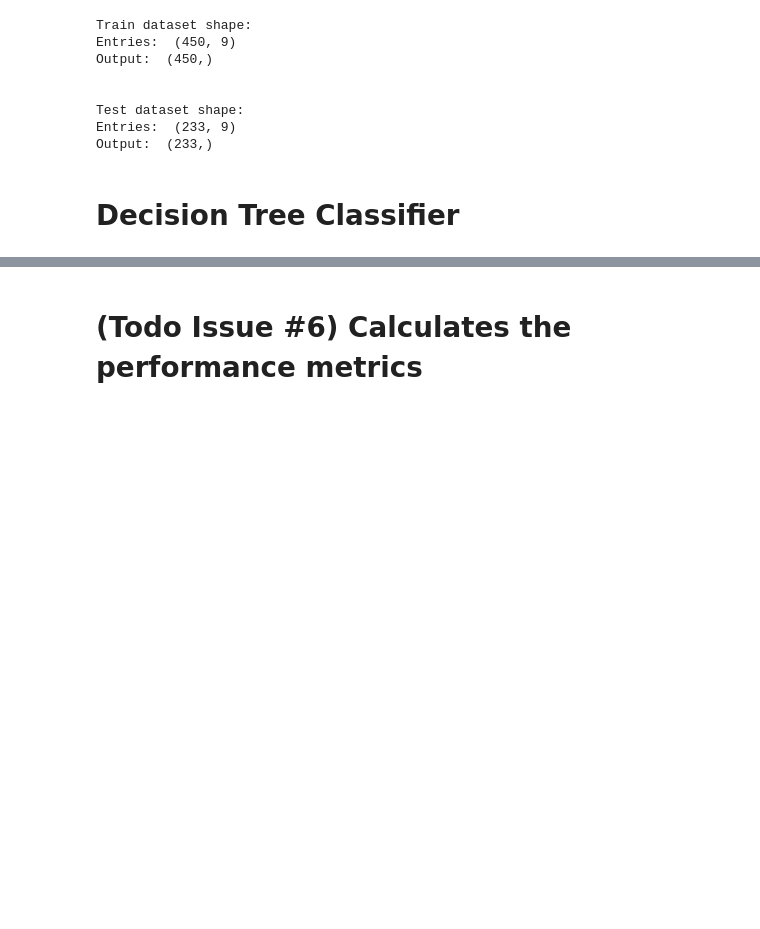
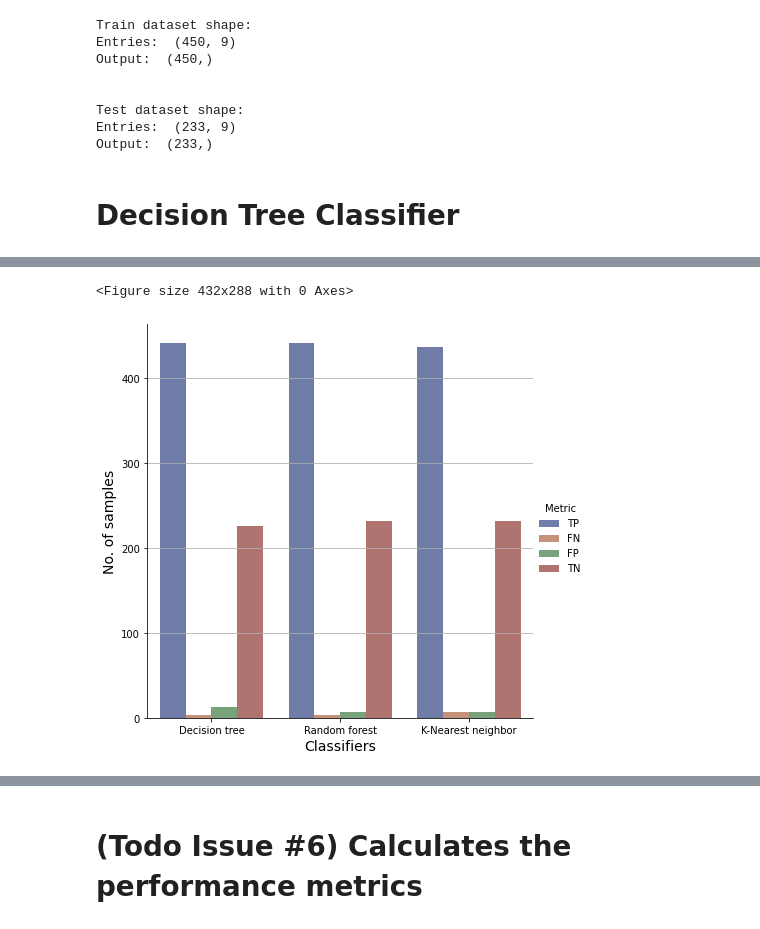
Before and after one commit to cleversonahum/breast_cancer_diagnosis, a Jupyter notebook: notebook/dt_classifier_breast_cancer.ipynb, the cells around one changed output, grey strips where cells are left out. Drawn from its saved outputs; the diff is of its cells as text; code cells hidden in the pictures; blank space fills up the shorter version.

```diff
--- a/notebook/dt_classifier_breast_cancer.ipynb
+++ b/notebook/dt_classifier_breast_cancer.ipynb
@@ -187,9 +202,12 @@ dt = tree.DecisionTreeClassifier(random_state=seed)
 # %%
-# Training the decision tree using cross-validation
+# Training classifiers using cross-validation
+fold_number = 1
 for train_indexes, valid_indexes in kf.split(x_train):
-    dt.fit(x_train[train_indexes], y_train[train_indexes])
-    y_valid_pred = dt.predict(x_train[valid_indexes])
-    print("Validation Accuracy = ", accuracy_score(y_train[valid_indexes], y_valid_pred),
-            ", Train dataset shape: ", x_train[train_indexes].shape,
-            "Validation dataset shape: ", y_train[valid_indexes].shape)
+    print("Fold ", fold_number)
+    for classifier, label in classifiers:
+        classifier.fit(x_train[train_indexes], y_train[train_indexes])
+        y_valid_pred = classifier.predict(x_train[valid_indexes])
+        print("Classifier type: ",label, ", Validation Accuracy = ", accuracy_score(y_train[valid_indexes], y_valid_pred))
+    print('\n')
+    fold_number += 1
 # %% [output]
@@ -206,4 +230,0 @@ Validation Accuracy =  0.9555555555555556 , Train dataset shape:  (405, 9) Valid
-# %%
-# Testing the decision tree
-y_test = dt.predict(x_test)
-print("Test Accuracy = ", accuracy_score(y_train[valid_indexes], y_valid_pred))
@@ -225,0 +231,5 @@ True Positive: 226
+# %%
+# Testing classifiers
+for classifier, label in classifiers:
+    y_test_estimative = classifier.predict(x_test)
+    print("Classifier type: ", label, ", Test Accuracy = ", accuracy_score(y_test, y_test_estimative))
@@ -225,0 +242,4 @@ True Positive: 226
+# %%
+confusion_matrixes = np.zeros((len(classifiers), 4))
+for index, classifier_info in enumerate(classifiers):
+    confusion_matrixes[index,:] = np.array([confusion_matrix(outputs, classifier_info[0].predict(entries)).ravel()])
@@ -225,0 +260,19 @@ True Positive: 226
+# %%
+# Plot confusion matrixes for each classifier
+
+# Generate dataset to plot using seaborn package
+indexes = ["TP", "FN", "FP", "TN"]
+df_confusion_matrixes = pd.DataFrame(confusion_matrixes, columns=indexes)
+df_confusion_matrixes.insert(0, 'classifier_type', [label for _, label in classifiers], True)
+df_confusion_matrixes = pd.melt(df_confusion_matrixes, id_vars=['classifier_type'], value_vars=indexes, var_name='Metric')
+df_confusion_matrixes
+
+plt.figure()
+sns.catplot(data=df_confusion_matrixes, kind="bar", x="classifier_type", y ="value", hue="Metric", ci="sd", palette="dark", alpha=.6, height=6)
+plt.ylabel("No. of samples", fontsize=14)
+plt.xlabel("Classifiers", fontsize=14)
+plt.grid(axis='y')
+plt.show()
+# %% [output]
+<Figure size 432x288 with 0 Axes>
+[figure, added]
```
Also changed, not shown: parts of 18 cells of this notebook.
